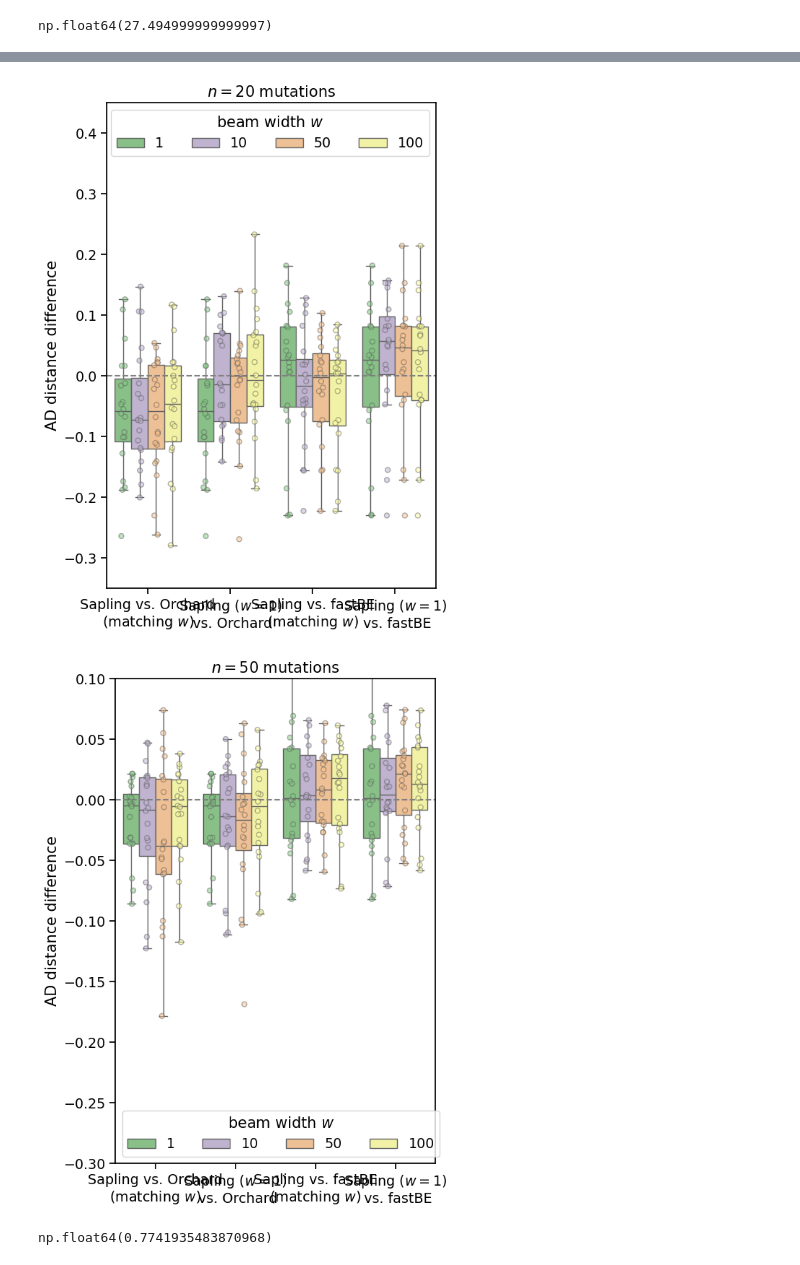
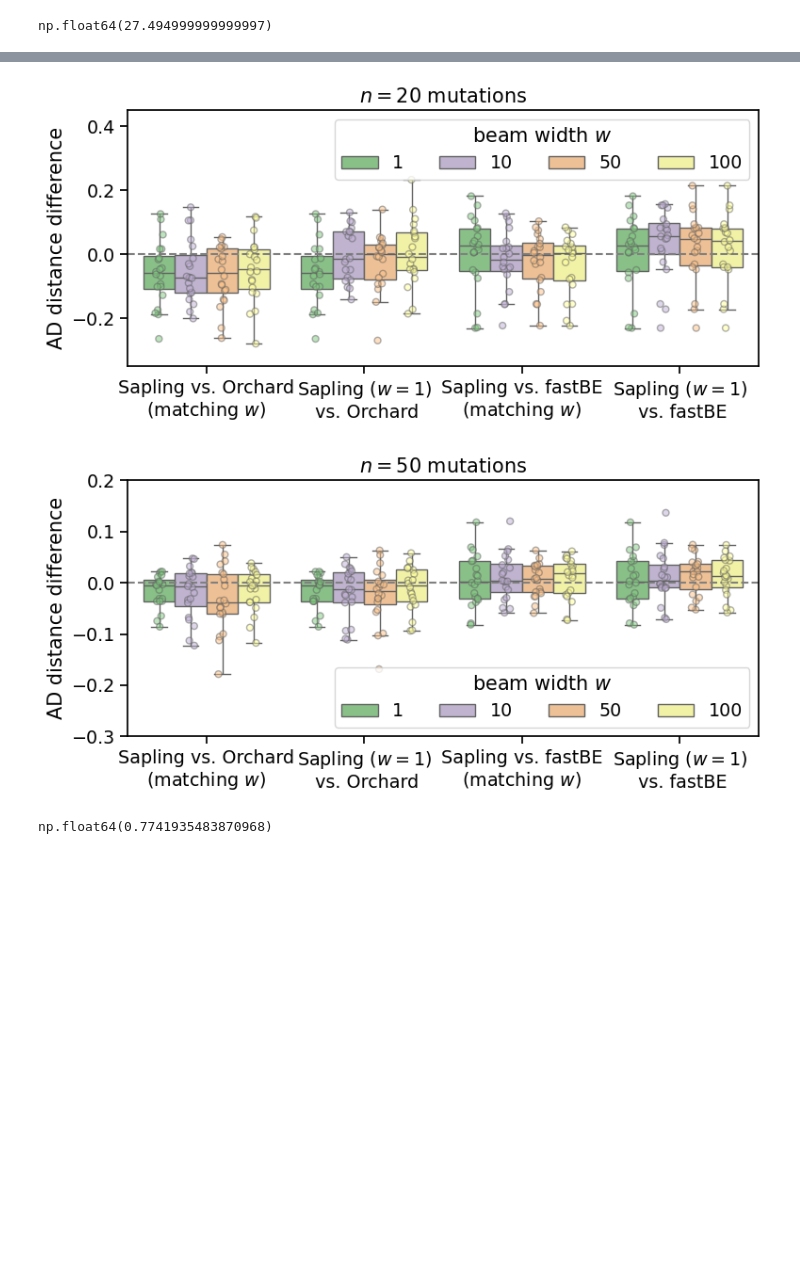
Before and after one commit to elkebir-group/Sapling-data, a Jupyter notebook: results/analysis_full_trees.ipynb, the cells around one changed output, grey strips where cells are left out. Drawn from its saved outputs; the diff is of its cells as text; code cells hidden in the pictures; blank space fills up the shorter version.

```diff
--- a/results/analysis_full_trees.ipynb
+++ b/results/analysis_full_trees.ipynb
@@ -463,7 +463,7 @@ for n in [20, 50, 100]:
     )
 
     if n == 20:
-        ax.set_ylim((None, 50))
+        ax.set_ylim((None, 90))
     elif n == 100:
         ax.set_ylim((None, 700))
 
@@ -481,7 +481,7 @@ for n in [20,50,100]:
         {'method': {'sapling-small': 'Sapling', 'sapling-big' : 'Sapling (big)', 'orchard': 'Orchard', 'fastbe': 'fastBE'}}
     )
 
-    fig, ax = plt.subplots(figsize=(7, 4))
+    fig, ax = plt.subplots(figsize=(8, 4))
 
     sns.boxplot(data=df_filtered, ax=ax, x='method', y='time', hue='beam-width', showfliers=False, palette="Accent")
     sns.stripplot(data=df_filtered, ax=ax, x='method', y='time', hue='beam-width', palette="Accent",
@@ -492,7 +492,7 @@ for n in [20,50,100]:
     ax.set_ylabel('Time [s]')
     ax.set_title('$n = %d$ mutations' % n)
     ax.set_yscale('log')
-    ax.set_ylim((5e-2, 9e3))
+    ax.set_ylim((5e-3, 9e4))
 
     handles, labels = ax.get_legend_handles_labels()
     plt.legend(handles[:len(labels)//2], labels[:len(labels)//2], title='beam width $w$', ncols=4)
@@ -812,7 +816,7 @@ for n in [20, 50]:
     ])
 
     # ---- Plot ----
-    fig, ax = plt.subplots(figsize=(6, 4))
+    fig, ax = plt.subplots(figsize=(8, 4))
 
     sns.boxplot(
         data=combined, ax=ax,
@@ -825,36 +829,36 @@ for n in [20, 50]:
         data=combined, ax=ax,
         x="comparison", y='AD_diff',
         hue='beam-width',
         dodge=True, alpha=.5, linewidth=1,
         palette="Accent"
     )
 
     plt.xlabel('')
     plt.ylabel('AD distance difference')
     plt.title(f'$n = {n}$ mutations')
     plt.axhline(y=0, linestyle='--', color='gray')
 
     # Fix duplicate legend entries (boxplot + stripplot)
     handles, labels = ax.get_legend_handles_labels()
     plt.legend(
         handles[:len(labels)//2],
         labels[:len(labels)//2],
         title='beam width $w$',
         ncols=4
     )
 
     # Keep your y-limits
     if n == 20:
         ax.set_ylim((-0.35, 0.45))
     if n == 50:
-        ax.set_ylim((-0.3, .1))
+        ax.set_ylim((-0.3, .2))
 
     plt.tight_layout()
     plt.savefig(f"AD_Diff_Sapling_vs_Orchard_FastBE_Combined_n{n}.pdf")
     # plt.close()
 # %% [output]
-[figure, old version]
+[figure, new version]
-[figure, old version]
+[figure, new version]
 # %%
 df_full_trees_PC[(df_full_trees_PC['method'] == 'orchard') & (df_full_trees_PC['beam-width'] == 1) & (df_full_trees_PC['n'] == 20)]['PC'].median()
 # %% [output]
```
Also changed, not shown: parts of 10 cells of this notebook.
